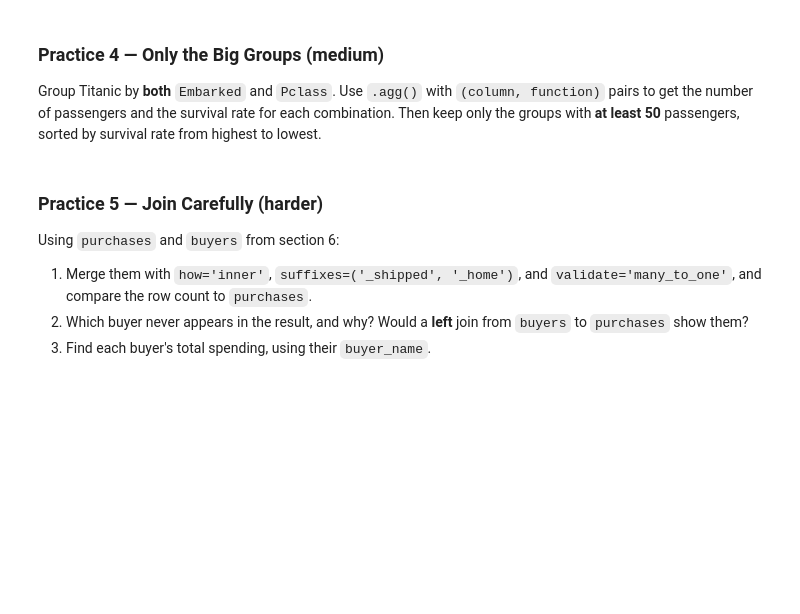
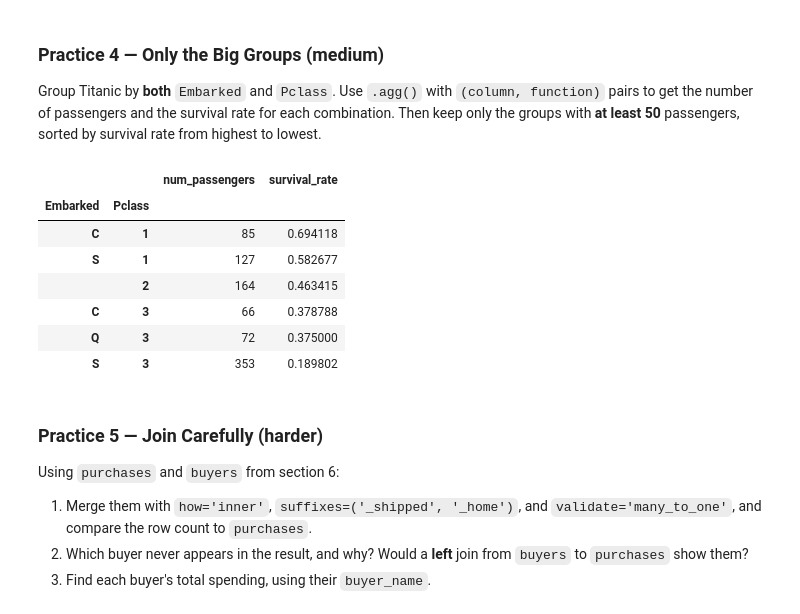
Before and after one commit to ECOKER1226/3603-data-science-coker, a Jupyter notebook: Work/06-Working_with_Data_Adv/07-Grouping_and_Combining.ipynb, the cells around one changed output. Saved outputs shown, nothing was run; the diff lists cells and outputs as text; code cells hidden in the pictures; blank space fills up the shorter version.

```diff
--- a/Work/06-Working_with_Data_Adv/07-Grouping_and_Combining.ipynb
+++ b/Work/06-Working_with_Data_Adv/07-Grouping_and_Combining.ipynb
@@ -301,6 +490,19 @@ majors = pd.DataFrame({'student_id': [1, 2, 3, 4], 'major': ['CS', 'Math', 'CS',
 Group Titanic by **both** `Embarked` and `Pclass`. Use `.agg()` with `(column, function)` pairs to get the number of passengers and the survival rate for each combination. Then keep only the groups with **at least 50** passengers, sorted by survival rate from highest to lowest.
 # %%
 # Your code here
+titanic.groupby(['Embarked', 'Pclass']).agg(
+    num_passengers=('PassengerId', 'count'),
+    survival_rate=('Survived', 'mean')
+).query('num_passengers >= 50').sort_values('survival_rate', ascending=False)
+# %% [output]
+|  |  | num_passengers | survival_rate |
+| Embarked | Pclass |  |  |
+| C | 1 | 85 | 0.694118 |
+| S | 1 | 127 | 0.582677 |
+|  | 2 | 164 | 0.463415 |
+| C | 3 | 66 | 0.378788 |
+| Q | 3 | 72 | 0.375000 |
+| S | 3 | 353 | 0.189802 |
 # %% [markdown]
 ### Practice 5 — Join Carefully (harder)
 Using `purchases` and `buyers` from section 6:
```
Also changed, not shown: parts of 33 cells of this notebook.
